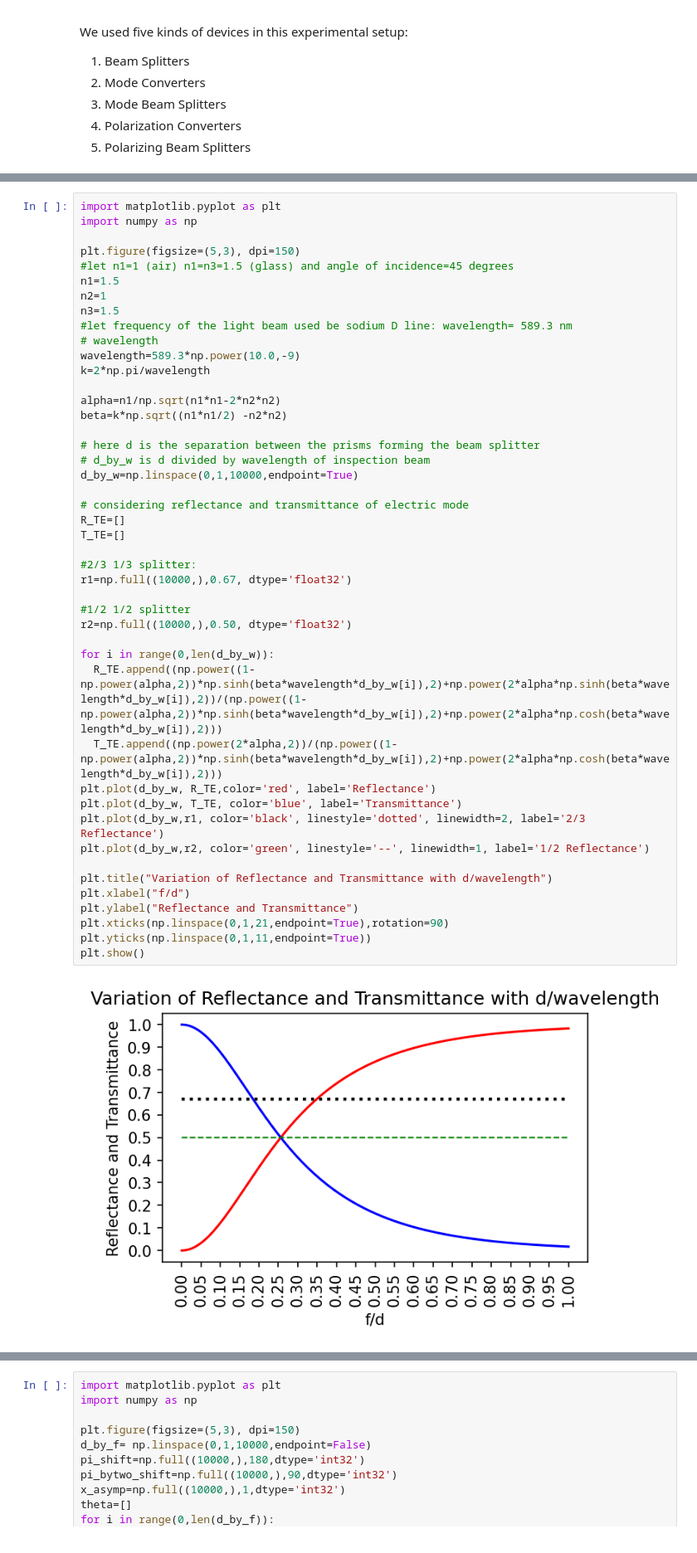
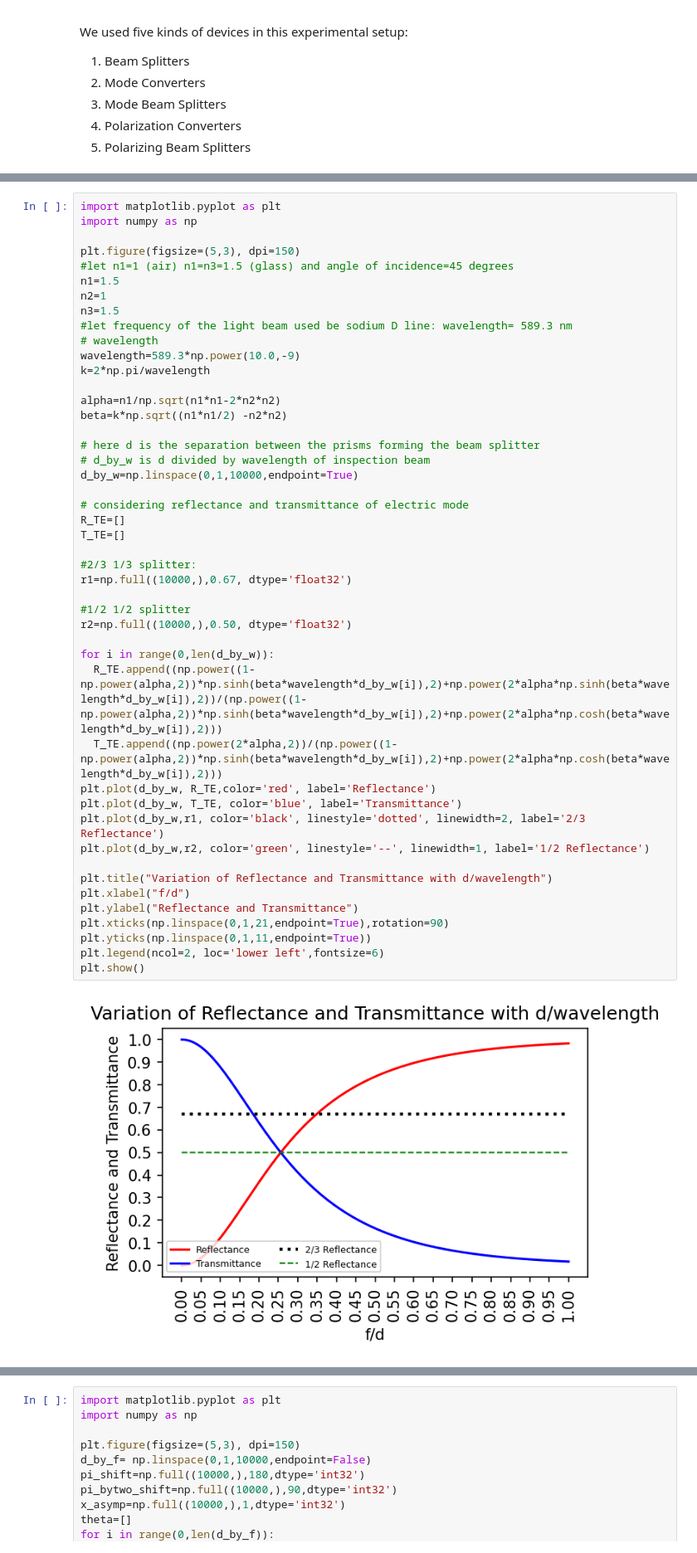
Before and after one commit to sachinpteli/classical_entanglement, a Jupyter notebook: classical_entanglement.ipynb, the cells around one changed output, grey strips where cells are left out. Shown at 83% size. Cells and saved outputs as stored; diff of their text form.

```diff
--- a/classical_entanglement.ipynb
+++ b/classical_entanglement.ipynb
@@ -277,34 +277,35 @@ beta=k*np.sqrt((n1*n1/2) -n2*n2)
 
 # here d is the separation between the prisms forming the beam splitter
 # d_by_w is d divided by wavelength of inspection beam
 d_by_w=np.linspace(0,1,10000,endpoint=True)
 
 # considering reflectance and transmittance of electric mode
 R_TE=[]
 T_TE=[]
 
 #2/3 1/3 splitter:
 r1=np.full((10000,),0.67, dtype='float32')
 
 #1/2 1/2 splitter
 r2=np.full((10000,),0.50, dtype='float32')
 
 for i in range(0,len(d_by_w)):
   R_TE.append((np.power((1-np.power(alpha,2))*np.sinh(beta*wavelength*d_by_w[i]),2)+np.power(2*alpha*np.sinh(beta*wavelength*d_by_w[i]),2))/(np.power((1-np.power(alpha,2))*np.sinh(beta*wavelength*d_by_w[i]),2)+np.power(2*alpha*np.cosh(beta*wavelength*d_by_w[i]),2)))
   T_TE.append((np.power(2*alpha,2))/(np.power((1-np.power(alpha,2))*np.sinh(beta*wavelength*d_by_w[i]),2)+np.power(2*alpha*np.cosh(beta*wavelength*d_by_w[i]),2)))
 plt.plot(d_by_w, R_TE,color='red', label='Reflectance')
 plt.plot(d_by_w, T_TE, color='blue', label='Transmittance')
 plt.plot(d_by_w,r1, color='black', linestyle='dotted', linewidth=2, label='2/3 Reflectance')
 plt.plot(d_by_w,r2, color='green', linestyle='--', linewidth=1, label='1/2 Reflectance')
 
 plt.title("Variation of Reflectance and Transmittance with d/wavelength")
 plt.xlabel("f/d")
 plt.ylabel("Reflectance and Transmittance")
 plt.xticks(np.linspace(0,1,21,endpoint=True),rotation=90)
 plt.yticks(np.linspace(0,1,11,endpoint=True))
+plt.legend(ncol=2, loc='lower left',fontsize=6)
 plt.show()
 # %% [output]
-[figure, old version]
+[figure, new version]
 # %% [markdown]
 ### **Mode Converters**
 
```
